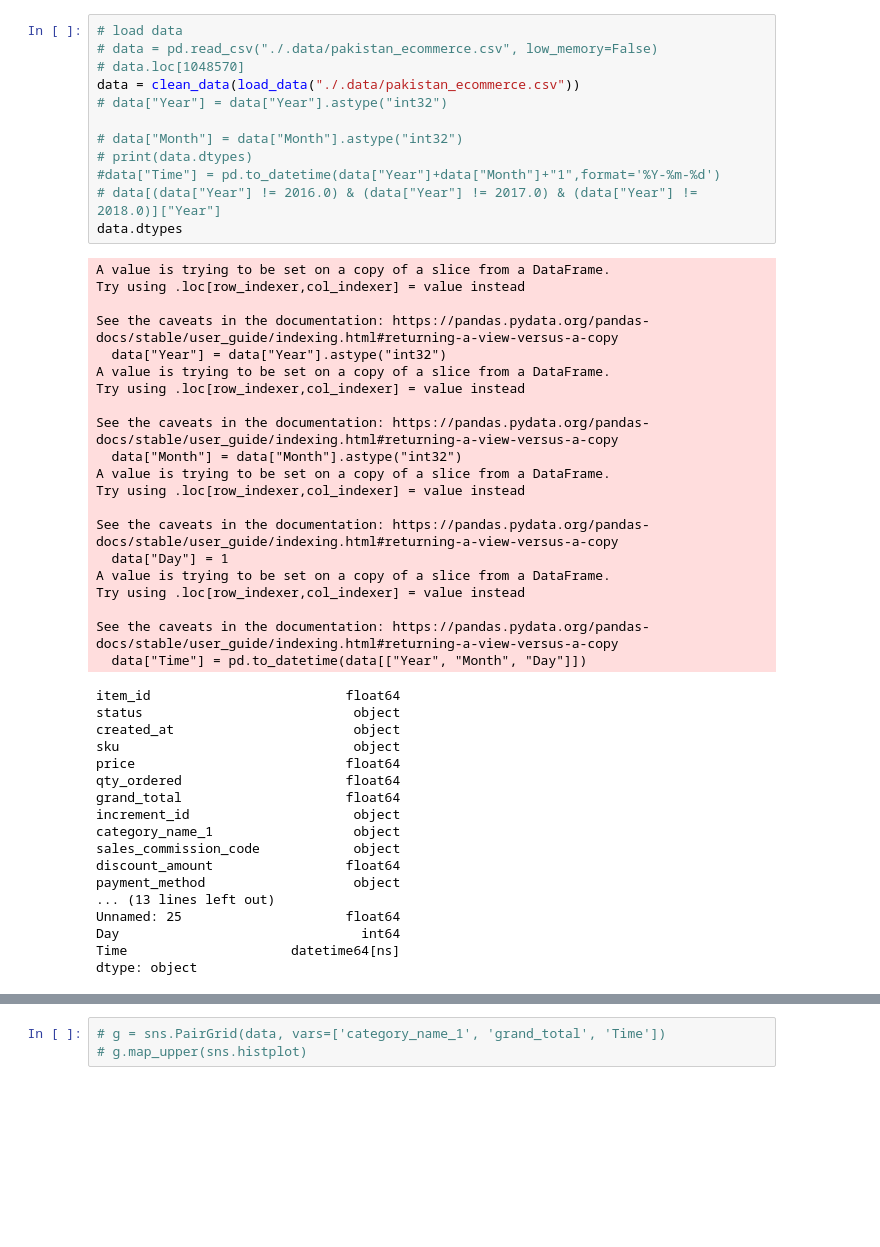
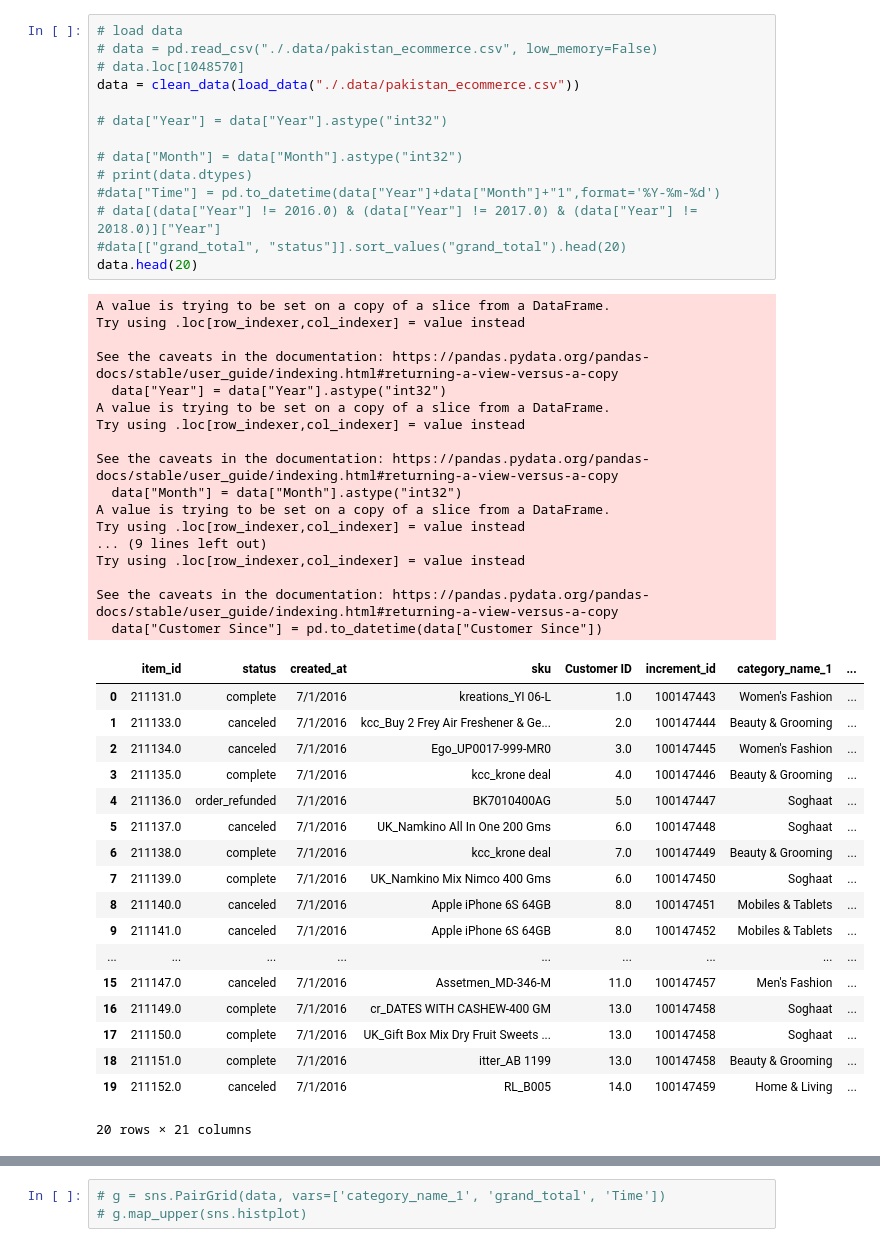
Before and after one commit to ulrik2204/ads_surkas, a Jupyter notebook: classifying_customers_by_amount.ipynb, the cells around one changed output, grey strips where cells are left out. Cells and saved outputs as stored; diff of their text form; blank space fills up the shorter version.

Commit message:
feat: add more featurized tables

```diff
--- a/classifying_customers_by_amount.ipynb
+++ b/classifying_customers_by_amount.ipynb
@@ -5,50 +7,50 @@ from ads_surkas.preprocessing import load_data, clean_data
 # %%
 # load data
 # data = pd.read_csv("./.data/pakistan_ecommerce.csv", low_memory=False)
 # data.loc[1048570]
 data = clean_data(load_data("./.data/pakistan_ecommerce.csv"))
+
 # data["Year"] = data["Year"].astype("int32")
 
 # data["Month"] = data["Month"].astype("int32")
 # print(data.dtypes)
 #data["Time"] = pd.to_datetime(data["Year"]+data["Month"]+"1",format='%Y-%m-%d')
 # data[(data["Year"] != 2016.0) & (data["Year"] != 2017.0) & (data["Year"] != 2018.0)]["Year"]
-data.dtypes
+#data[["grand_total", "status"]].sort_values("grand_total").head(20)
+data.head(20)
 # %% [output]
 A value is trying to be set on a copy of a slice from a DataFrame.
 Try using .loc[row_indexer,col_indexer] = value instead
 
 See the caveats in the documentation: https://pandas.pydata.org/pandas-docs/stable/user_guide/indexing.html#returning-a-view-versus-a-copy
   data["Year"] = data["Year"].astype("int32")
 A value is trying to be set on a copy of a slice from a DataFrame.
 Try using .loc[row_indexer,col_indexer] = value instead
 
 See the caveats in the documentation: https://pandas.pydata.org/pandas-docs/stable/user_guide/indexing.html#returning-a-view-versus-a-copy
   data["Month"] = data["Month"].astype("int32")
 A value is trying to be set on a copy of a slice from a DataFrame.
 Try using .loc[row_indexer,col_indexer] = value instead
-
-See the caveats in the documentation: https://pandas.pydata.org/pandas-docs/stable/user_guide/indexing.html#returning-a-view-versus-a-copy
-  data["Day"] = 1
-A value is trying to be set on a copy of a slice from a DataFrame.
+... (9 lines left out)
 Try using .loc[row_indexer,col_indexer] = value instead
 
 See the caveats in the documentation: https://pandas.pydata.org/pandas-docs/stable/user_guide/indexing.html#returning-a-view-versus-a-copy
-  data["Time"] = pd.to_datetime(data[["Year", "Month", "Day"]])
+  data["Customer Since"] = pd.to_datetime(data["Customer Since"])
+|  | item_id | status | created_at | sku | Customer ID | increment_id | category_name_1 | ... |
+| 0 | 211131.0 | complete | 7/1/2016 | kreations_YI 06-L | 1.0 | 100147443 | Women's Fashion | ... |
+| 1 | 211133.0 | canceled | 7/1/2016 | kcc_Buy 2 Frey Air Freshener & Ge... | 2.0 | 100147444 | Beauty & Grooming | ... |
+| 2 | 211134.0 | canceled | 7/1/2016 | Ego_UP0017-999-MR0 | 3.0 | 100147445 | Women's Fashion | ... |
+| 3 | 211135.0 | complete | 7/1/2016 | kcc_krone deal | 4.0 | 100147446 | Beauty & Grooming | ... |
+| 4 | 211136.0 | order_refunded | 7/1/2016 | BK7010400AG | 5.0 | 100147447 | Soghaat | ... |
+| 5 | 211137.0 | canceled | 7/1/2016 | UK_Namkino All In One 200 Gms | 6.0 | 100147448 | Soghaat | ... |
+| 6 | 211138.0 | complete | 7/1/2016 | kcc_krone deal | 7.0 | 100147449 | Beauty & Grooming | ... |
+| 7 | 211139.0 | complete | 7/1/2016 | UK_Namkino Mix Nimco 400 Gms | 6.0 | 100147450 | Soghaat | ... |
+| 8 | 211140.0 | canceled | 7/1/2016 | Apple iPhone 6S 64GB | 8.0 | 100147451 | Mobiles & Tablets | ... |
+| 9 | 211141.0 | canceled | 7/1/2016 | Apple iPhone 6S 64GB | 8.0 | 100147452 | Mobiles & Tablets | ... |
+| ... | ... | ... | ... | ... | ... | ... | ... | ... |
+| 15 | 211147.0 | canceled | 7/1/2016 | Assetmen_MD-346-M | 11.0 | 100147457 | Men's Fashion | ... |
+| 16 | 211149.0 | complete | 7/1/2016 | cr_DATES WITH CASHEW-400 GM | 13.0 | 100147458 | Soghaat | ... |
+| 17 | 211150.0 | complete | 7/1/2016 | UK_Gift Box Mix Dry Fruit Sweets ... | 13.0 | 100147458 | Soghaat | ... |
+| 18 | 211151.0 | complete | 7/1/2016 | itter_AB 1199 | 13.0 | 100147458 | Beauty & Grooming | ... |
+| 19 | 211152.0 | canceled | 7/1/2016 | RL_B005 | 14.0 | 100147459 | Home & Living | ... |
-item_id                         float64
-status                           object
-created_at                       object
-sku                              object
-price                           float64
-qty_ordered                     float64
-grand_total                     float64
-increment_id                     object
-category_name_1                  object
-sales_commission_code            object
-discount_amount                 float64
-payment_method                   object
-... (13 lines left out)
-Unnamed: 25                     float64
-Day                               int64
-Time                     datetime64[ns]
-dtype: object
+20 rows × 21 columns
```
Also changed, not shown: parts of 12 cells of this notebook, 1 other file.
